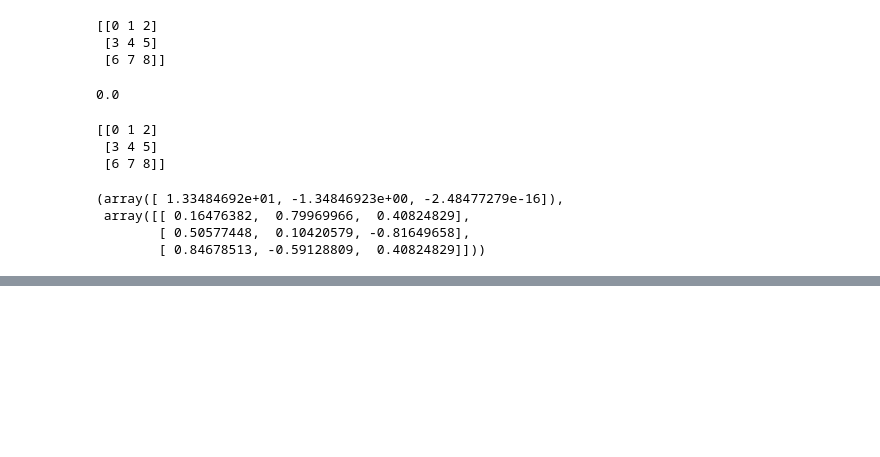
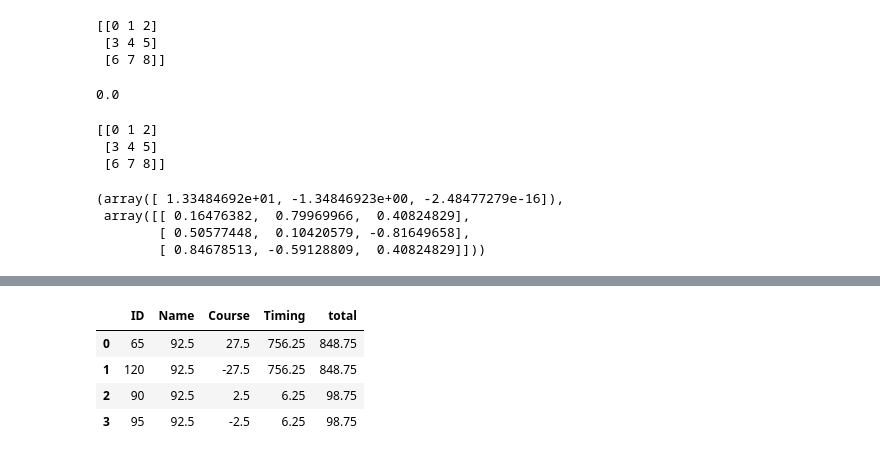
Before and after one commit to EnggQasim/PIAIC_ISLAMABAD_BATCH3, a Jupyter notebook: demo/Numpy.ipynb, the cells around one changed output, grey strips where cells are left out. Drawn from its saved outputs; the diff is of its cells as text; code cells hidden in the pictures; blank space fills up the shorter version.

```diff
--- a/demo/Numpy.ipynb
+++ b/demo/Numpy.ipynb
@@ -1102,0 +1417,3 @@ np.linalg.eig??
+# %%
+b = a*2
+print(a,b)
@@ -1102,0 +1516,4 @@ np.linalg.eig??
+# %%
+df = pd.DataFrame({'A': [1, 2, 3], 'B': [4, 5, 6]},
+                  index=['a', 'b', 'c'])
+df.to_hdf('data.h5', key='df', mode='w')
@@ -1102,0 +1563,6 @@ np.linalg.eig??
+# %%
+def f1(a,b):
+    return a+b
+
+df1['total'] = df1.sum(axis=1)
+df1
@@ -1102,0 +1581,12 @@ np.linalg.eig??
+# %%
+def f1(a,b):
+    return a + b
+df['total'] = df[["Name","Timing"]].apply(lambda x:f1(*x), axis=1)
+# %%
+df
+# %% [output]
+|  | ID | Name | Course | Timing | total |
+| 0 | 65 | 92.5 | 27.5 | 756.25 | 848.75 |
+| 1 | 120 | 92.5 | -27.5 | 756.25 | 848.75 |
+| 2 | 90 | 92.5 | 2.5 | 6.25 | 98.75 |
+| 3 | 95 | 92.5 | -2.5 | 6.25 | 98.75 |
```
Also changed, not shown: parts of 58 cells of this notebook, 19 other files.
